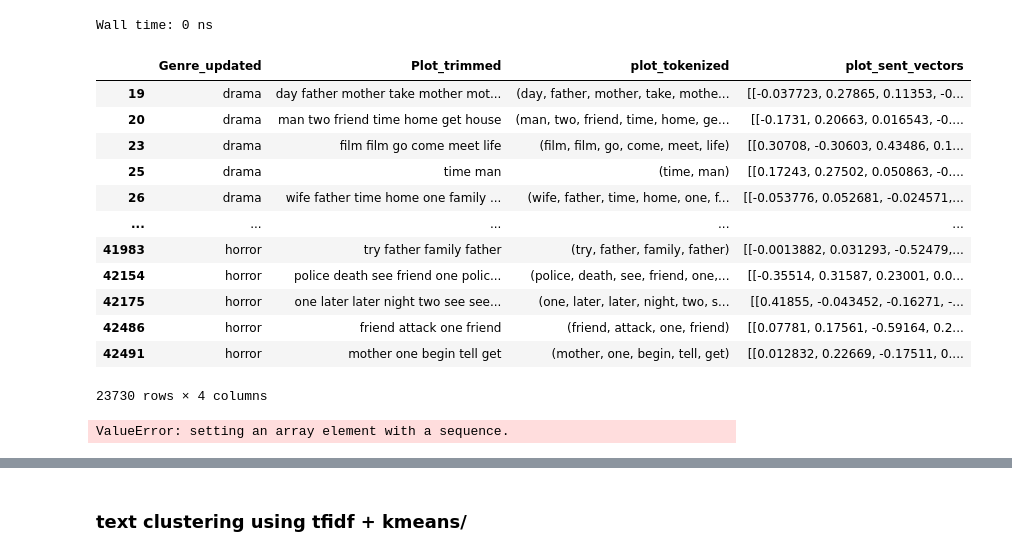
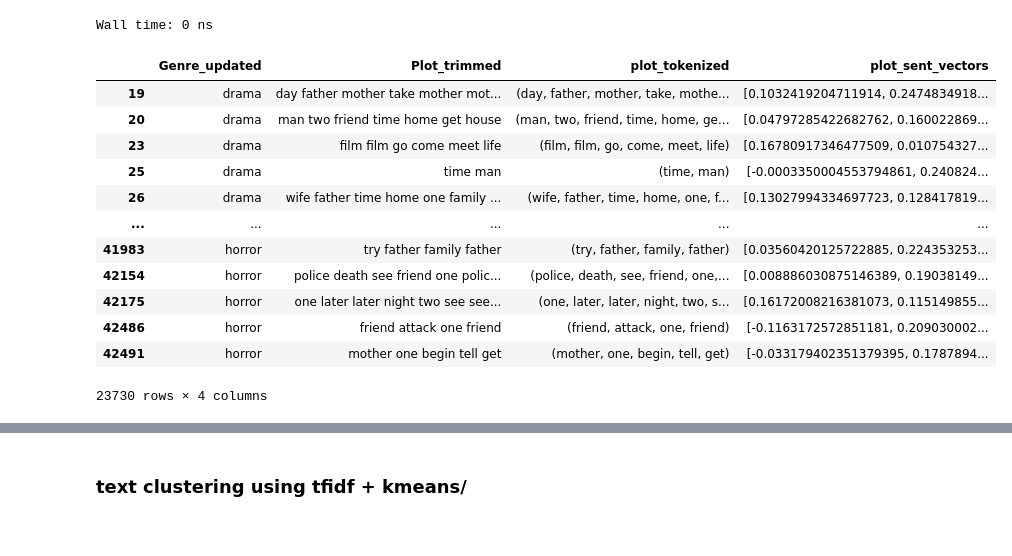
Before and after one commit to erickeagle/Wikipedia-Movies-Data-EDA-NLP-Redcommendation-System-, a Jupyter notebook: On_unique_plot_value.ipynb, the cells around one changed output, grey strips where cells are left out. Drawn from its saved outputs; the diff is of its cells as text; code cells hidden in the pictures.

```diff
--- a/On_unique_plot_value.ipynb
+++ b/On_unique_plot_value.ipynb
@@ -260,24 +262,23 @@ data1['plot_tokenized']=data1['Plot_trimmed'].apply(nlp)
 Wall time: 0 ns
 # %%
 %time
-data1['plot_sent_vectors'] = data1['plot_tokenized'].apply(
-  lambda sent: [token.vector for token in sent if not token.is_stop]
-    )
+data1['plot_sent_vectors'] = data1['plot_tokenized'].apply(lambda sent: sent.vector)
 # %% [output]
 Wall time: 0 ns
 # %%
+data1['plot_sent_vectors'] = data1['plot_sent_vectors'].apply(lambda x:x.tolist())
 data1
 # %% [output]
 |  | Genre_updated | Plot_trimmed | plot_tokenized | plot_sent_vectors |
-| 19 | drama | day father mother take mother mot... | (day, father, mother, take, mothe... | [[-0.037723, 0.27865, 0.11353, -0... |
-| 20 | drama | man two friend time home get house | (man, two, friend, time, home, ge... | [[-0.1731, 0.20663, 0.016543, -0.... |
-| 23 | drama | film film go come meet life | (film, film, go, come, meet, life) | [[0.30708, -0.30603, 0.43486, 0.1... |
-| 25 | drama | time man | (time, man) | [[0.17243, 0.27502, 0.050863, -0.... |
-| 26 | drama | wife father time home one family ... | (wife, father, time, home, one, f... | [[-0.053776, 0.052681, -0.024571,... |
+| 19 | drama | day father mother take mother mot... | (day, father, mother, take, mothe... | [0.1032419204711914, 0.2474834918... |
+| 20 | drama | man two friend time home get house | (man, two, friend, time, home, ge... | [0.04797285422682762, 0.160022869... |
+| 23 | drama | film film go come meet life | (film, film, go, come, meet, life) | [0.16780917346477509, 0.010754327... |
+| 25 | drama | time man | (time, man) | [-0.0003350004553794861, 0.240824... |
+| 26 | drama | wife father time home one family ... | (wife, father, time, home, one, f... | [0.13027994334697723, 0.128417819... |
 | ... | ... | ... | ... | ... |
-| 41983 | horror | try father family father | (try, father, family, father) | [[-0.0013882, 0.031293, -0.52479,... |
-| 42154 | horror | police death see friend one polic... | (police, death, see, friend, one,... | [[-0.35514, 0.31587, 0.23001, 0.0... |
-| 42175 | horror | one later later night two see see... | (one, later, later, night, two, s... | [[0.41855, -0.043452, -0.16271, -... |
-| 42486 | horror | friend attack one friend | (friend, attack, one, friend) | [[0.07781, 0.17561, -0.59164, 0.2... |
-| 42491 | horror | mother one begin tell get | (mother, one, begin, tell, get) | [[0.012832, 0.22669, -0.17511, 0.... |
+| 41983 | horror | try father family father | (try, father, family, father) | [0.03560420125722885, 0.224353253... |
+| 42154 | horror | police death see friend one polic... | (police, death, see, friend, one,... | [0.008886030875146389, 0.19038149... |
+| 42175 | horror | one later later night two see see... | (one, later, later, night, two, s... | [0.16172008216381073, 0.115149855... |
+| 42486 | horror | friend attack one friend | (friend, attack, one, friend) | [-0.1163172572851181, 0.209030002... |
+| 42491 | horror | mother one begin tell get | (mother, one, begin, tell, get) | [-0.033179402351379395, 0.1787894... |
 23730 rows × 4 columns
@@ -289,4 +284,0 @@ model = KMeans(n_clusters = 7,init='k-means++', n_jobs = -1,random_state=99)
-# %%
-model.fit(np.array(data1['plot_sent_vectors']).reshape(-1, 1))
-# %% [output]
-ValueError: setting an array element with a sequence.
```
Also changed, not shown: parts of 13 cells of this notebook, 1 other file.
